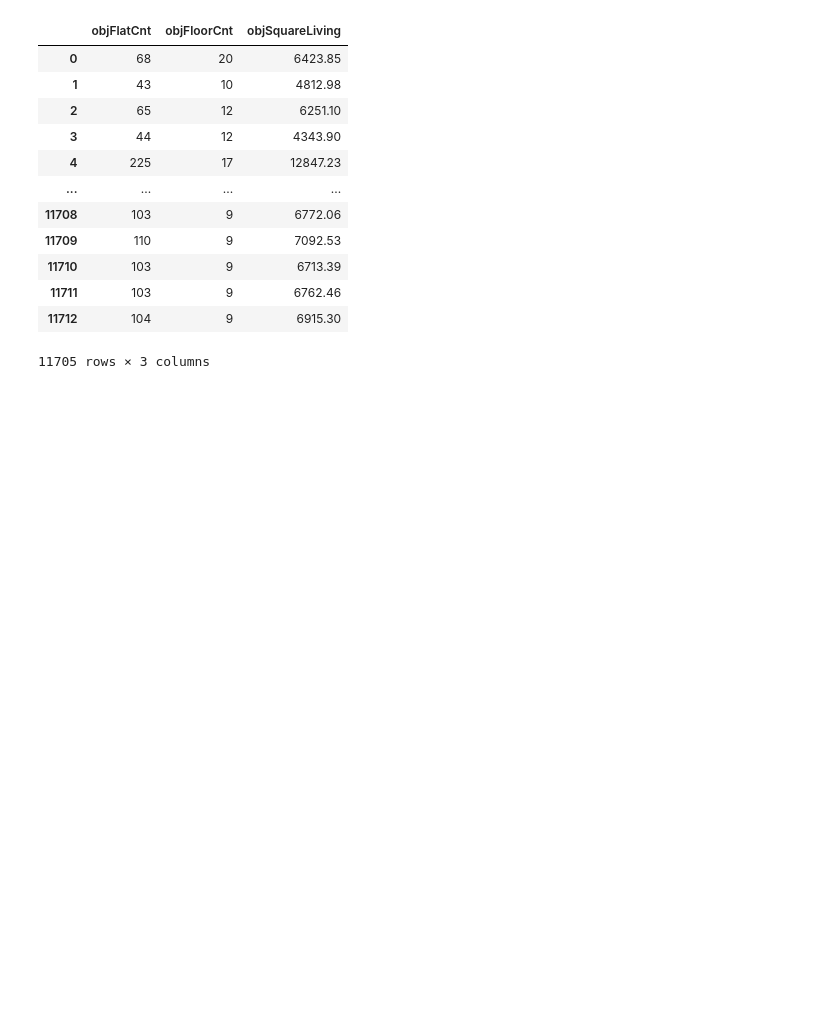
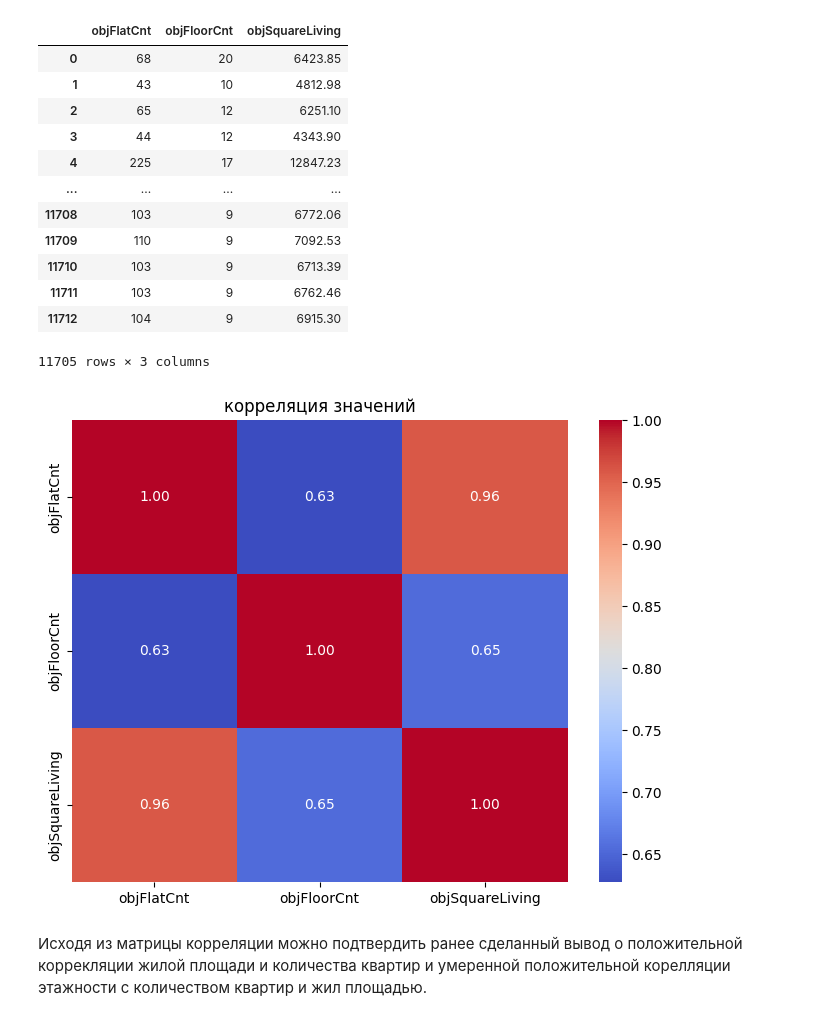
Before and after one commit to DmitriySechkin/DS, a Jupyter notebook: dom_rf_task1_2.ipynb, the cells around one changed output. Saved outputs shown, nothing was run; the diff lists cells and outputs as text; code cells hidden in the pictures; blank space fills up the shorter version.

```diff
--- a/dom_rf_task1_2.ipynb
+++ b/dom_rf_task1_2.ipynb
@@ -714,12 +714,16 @@ target_df[['objFlatCnt', 'objFloorCnt', 'objSquareLiving']]
 # %%
 # построим матрицу корреляции количества квартир, этажности и жилплощади.
 
 corr_df = target_df[['objFlatCnt', 'objFloorCnt', 'objSquareLiving']]
 
-correlation_matrix = df.corr()
+correlation_matrix = corr_df.corr()
 
 
 plt.figure(figsize=(8, 6))
 sns.heatmap(correlation_matrix, annot=True, cmap='coolwarm', fmt=".2f")
-plt.title('Correlation Matrix')
+plt.title('корреляция значений')
 plt.show()
+# %% [output]
+[figure, added]
+# %% [markdown]
+Исходя из матрицы корреляции можно подтвердить ранее сделанный вывод о положительной коррекляции жилой площади и количества квартир и умеренной положительной корелляции этажности с количеством квартир и жил площадью.
```
